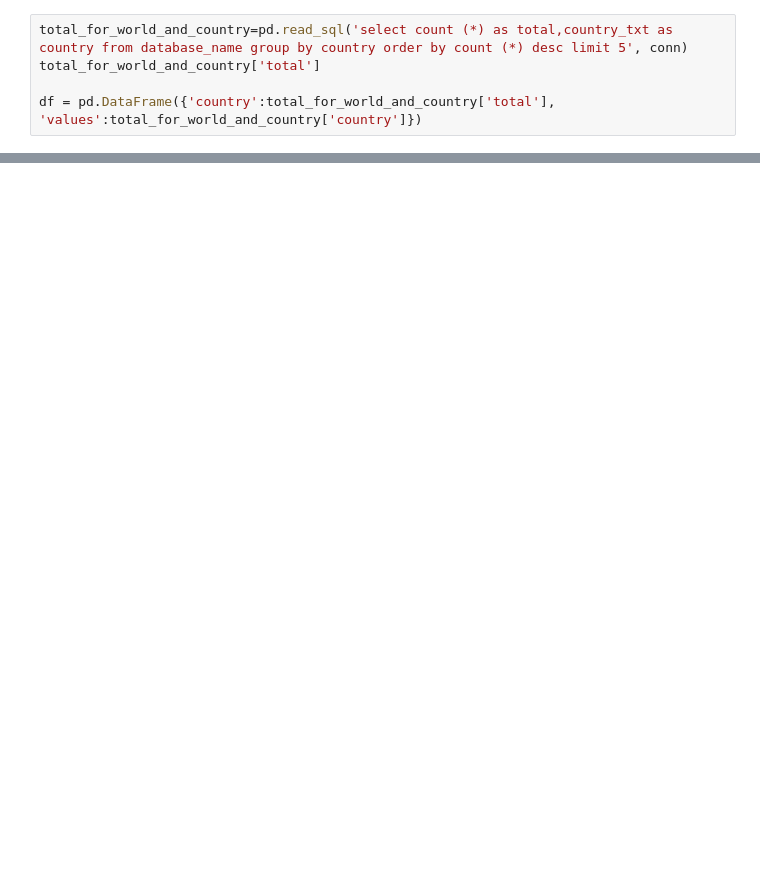
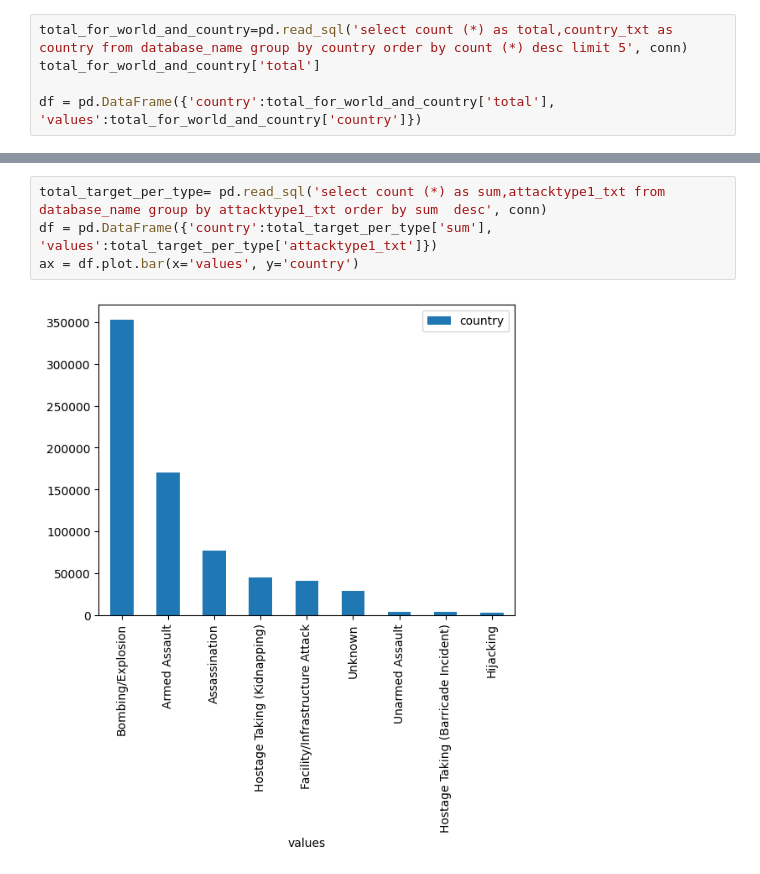
Before and after one commit to secretman12/sqlproject, a Jupyter notebook: The Global Terrorism Database (GTD).ipynb, the cells around one changed output, grey strips where cells are left out. Drawn from its saved outputs; the diff is of its cells as text; blank space fills up the shorter version.

```diff
--- a/The Global Terrorism Database (GTD).ipynb
+++ b/The Global Terrorism Database (GTD).ipynb
@@ -85,0 +77,6 @@ ax = df.plot.bar(x='values', y='country')
+# %%
+total_target_per_type= pd.read_sql('select count (*) as sum,attacktype1_txt from database_name group by attacktype1_txt order by sum  desc', conn)
+df = pd.DataFrame({'country':total_target_per_type['sum'], 'values':total_target_per_type['attacktype1_txt']})
+ax = df.plot.bar(x='values', y='country')
+# %% [output]
+[figure, added]
```
Also changed, not shown: parts of 8 cells of this notebook.
